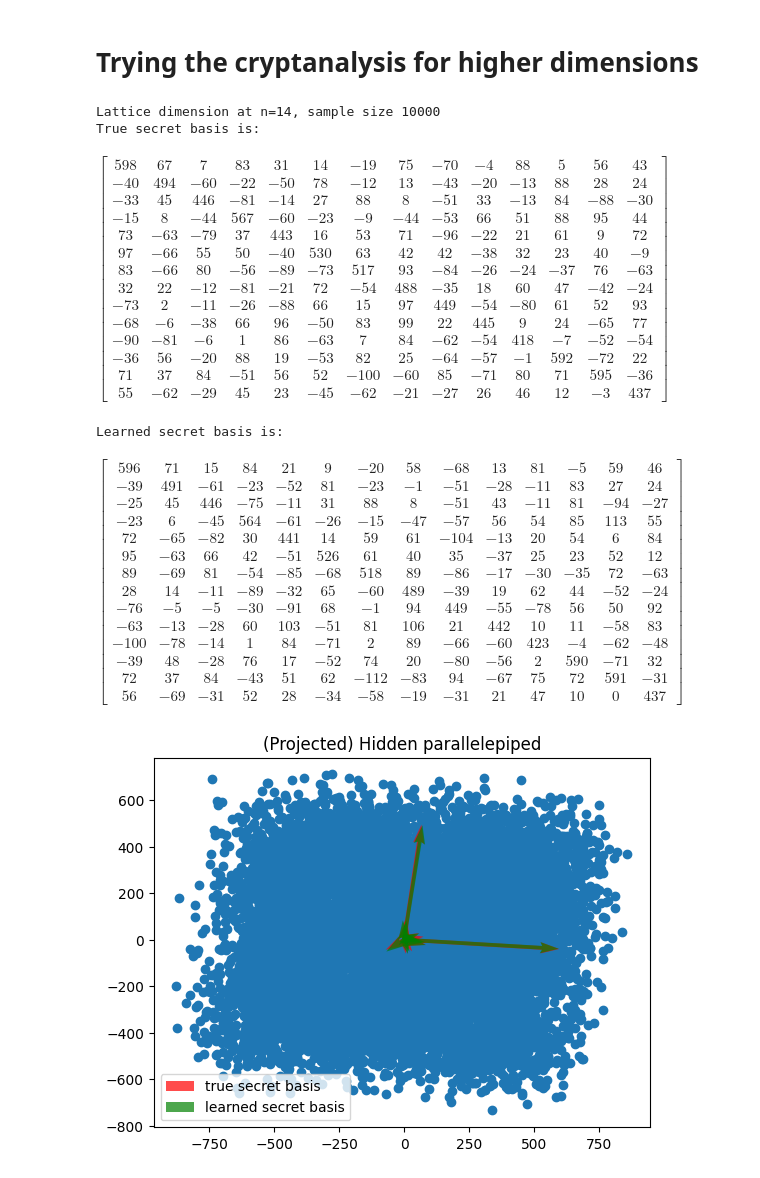
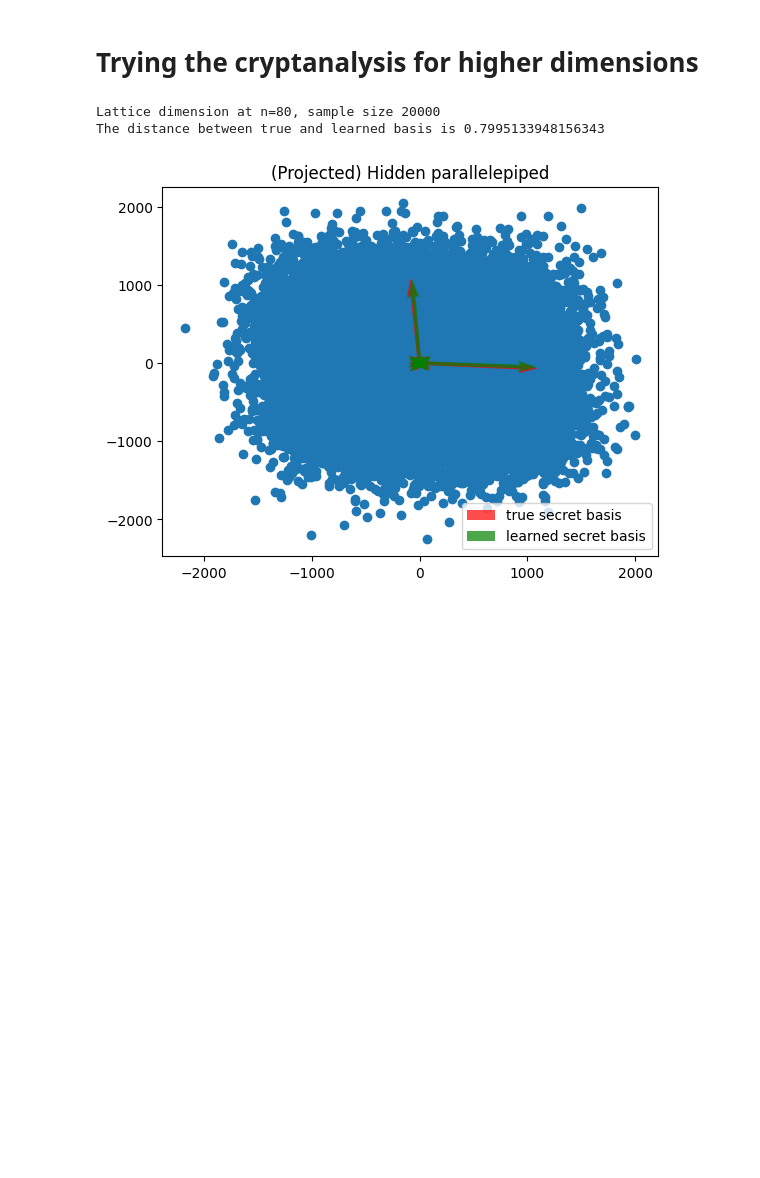
Before and after one commit to xuganyu96/lattice-crypto-notes, a Jupyter notebook: gghattack/demo.ipynb, the cells around one changed output. Drawn from its saved outputs; the diff is of its cells as text; code cells hidden in the pictures; blank space fills up the shorter version.

```diff
--- a/gghattack/demo.ipynb
+++ b/gghattack/demo.ipynb
@@ -53,15 +53,14 @@ $$
 This means that we can use the samples $\{\mathbf{m}_i - \mathbf{\sigma}_i\}_{i \in S}$ to approximate the convariance matrix
 # %%
 samples_sym = Matrix(np.array(samples).astype(int))
-approx_covariance = (
-    samples_sym.transpose() * samples_sym / samples_sym.shape[0] * 3
-)
+samples_np = np.array(samples)
+approx_covariance = samples_np.transpose().dot(samples_np) / samples_np.shape[0] * 3
 true_covariance = Matrix(
     sk.to_sympy_matrix() * sk.to_sympy_matrix().transpose()
 )
 
 print(f"The estimated covariance is:")
-display(approx_covariance.evalf())
+display(Matrix(approx_covariance))
 print(f"The true covariance is:")
 display(true_covariance)
 # %% [output]
@@ -83,10 +82,11 @@ Then:
 - $C$ is pairwise orthogonal unit vectors
 - If $\mathbf{v}$ is uniformly distributed over the parallelepiped, then $\mathbf{c} = \mathbf{v}L$ is uniformly distributed over the hypercube $\mathcal{P}(C)$
 # %%
-approx_cholesky = approx_covariance.inv().cholesky(hermitian=False)
+# approx_cholesky = approx_covariance.inv().cholesky(hermitian=False)
+approx_cholesky = np.linalg.cholesky(np.linalg.inv(approx_covariance))
 true_cholesky = true_covariance.inv().cholesky(hermitian=False)
-cube_samples_sym = samples_sym * approx_cholesky
-cube_samples = np.array(cube_samples_sym.evalf()).astype(float)
+cube_samples = samples_np.dot(approx_cholesky)
+# cube_samples = np.array(cube_samples_sym.evalf()).astype(float)
 cube_basis = sk.to_sympy_matrix() * true_cholesky
 
 print("The true hypercube basis is")
@@ -95,7 +95,7 @@ cube_basis = np.array(cube_basis).astype(float)
 
 cube_fig, cube_ax = plt.subplots()
 cube_ax.set_title("Hidden hypercube")
-cube_ax.scatter(x=cube_samples_sym[:, 0], y=cube_samples_sym[:, 1])
+cube_ax.scatter(x=cube_samples[:, 0], y=cube_samples[:, 1])
 for base_vector in LatticeBasis(cube_basis).iter_base_vectors():
     x, y = base_vector[0], base_vector[1]
     cube_ax.quiver(0, 0, x, y, color="red", angles='xy', scale_units='xy', scale=1)
@@ -142,10 +142,8 @@ $$
 # %%
 approx_secret_basis = []
 for w_init in np.eye(lattice_dim):
-    approx_cube_base = gradient_descent(cube_samples, 0.1, w_init)
-    v = np.array(
-        approx_cholesky.evalf().inv().transpose(), dtype=float
-    ).dot(approx_cube_base)
+    approx_cube_base = gradient_descent(cube_samples, 0.7, w_init)
+    v = np.linalg.inv(approx_cholesky).transpose().dot(approx_cube_base)
     approx_secret_basis.append(np.round(v))
 approx_secret_basis = LatticeBasis(np.array(approx_secret_basis).transpose())
 # %%
@@ -175,38 +173,40 @@ plt.show()
 # %% [markdown]
 # Trying the cryptanalysis for higher dimensions
 # %%
-lattice_dim, sample_size = 14, 10000
-sk, approx_sk, samples = simulate_attack(lattice_dim, sample_size)
+lattice_dim, sample_size = 80, 100000
+sk, approx_sk, samples = simulate_attack(lattice_dim, sample_size, 0.7)
 print(f"Lattice dimension at n={lattice_dim}, sample size {sample_size}")
-print(f"True secret basis is:"); display(sk.to_sympy_matrix())
-print(f"Learned secret basis is:"); display(approx_sk.to_sympy_matrix())
 
+# NOTE: For large values of n the basis becomes unreadable, so displaying the
+#   basis is commented out
+# print(f"True secret basis is:"); display(sk.to_sympy_matrix())
+# print(f"Learned secret basis is:"); display(approx_sk.to_sympy_matrix())
+print(f"The distance between true and learned basis is {sk.dist(approx_sk)}")
+
+# Visualize the true basis, the approximated basis, and the samples
 hpp_fig, hpp_ax = plt.subplots()
 hpp_ax.set_title("(Projected) Hidden parallelepiped")
 sample_xs = [sample[0] for sample in samples]
 sample_ys = [sample[1] for sample in samples]
 hpp_ax.scatter(x=sample_xs, y=sample_ys)
 for i, base_vector in enumerate(sk.iter_base_vectors()):
     x, y = base_vector[0], base_vector[1]
     hpp_ax.quiver(
         0, 0, x, y, angles='xy', scale_units='xy', scale=1,
         label="true secret basis" if i == 0 else None,
         color="red", alpha=0.7
     )
 for i, base_vector in enumerate(approx_sk.iter_base_vectors()):
     x, y = base_vector[0], base_vector[1]
     hpp_ax.quiver(
         0, 0, x, y, angles='xy', scale_units='xy', scale=1,
         label="learned secret basis" if i == 0 else None,
         color="green", alpha=0.7
     )
 
 plt.legend()
 plt.show()
 # %% [output]
-Lattice dimension at n=14, sample size 10000
-True secret basis is:
+Lattice dimension at n=80, sample size 20000
+The distance between true and learned basis is 0.7995133948156343
-$\displaystyle \left[\begin{array}{cccccccccccccc}598 & 67 & 7 & 83 & 31 & 14 & -19 & 75 & -70 & -4 & 88 & 5 & 56 & 43\\-40 & 494 & -60 & -22 & -50 & 78 & -12 & 13 & -43 & -20 & -13 & 88 & 28 & 24\\-33 & 45 & 446 & -81 & -14 & 27 & 88 & 8 & -51 & 33 & -13 & 84 & -88 & -30\\-15 & 8 & -44 & 567 & -60 & -23 & -9 & -44 & -53 & 66 & 51 & 88 & 95 & 44\\73 & -63 & -79 & 37 & 443 & 16 & 53 & 71 & -96 & -22 & 21 & 61 & 9 & 72\\97 & -66 & 55 & 50 & -40 & 530 & 63 & 42 & 42 & -38 & 32 & 23 & 40 & -9\\83 & -66 & 80 & -56 & -89 & -73 & 517 & 93 & -84 & -26 & -24 & -37 & 76 & -63\\32 & 22 & -12 & -81 & -21 & 72 & -54 & 488 & -35 & 18 & 60 & 47 & -42 & -24\\-73 & 2 & -11 & -26 & -88 & 66 & 15 & 97 & 449 & -54 & -80 & 61 & 52 & 93\\-68 & -6 & -38 & 66 & 96 & -50 & 83 & 99 & 22 & 445 & 9 & 24 & -65 & 77\\-90 & -81 & -6 & 1 & 86 & -63 & 7 & 84 & -62 & -54 & 418 & -7 & -52 & -54\\-36 & 56 & -20 & 88 & 19 & -53 & 82 & 25 & -64 & -57 & -1 & 592 & -72 & 22\\71 & 37 & 84 & -51 & 56 & 52 & -100 & -60 & 85 & -71 & 80 & 71 & 595 & -36\\55 & -62 & -29 & 45 & 23 & -45 & -62 & -21 & -27 & 26 & 46 & 12 & -3 & 437\end{array}\right]$
-Learned secret basis is:
-$\displaystyle \left[\begin{array}{cccccccccccccc}596 & 71 & 15 & 84 & 21 & 9 & -20 & 58 & -68 & 13 & 81 & -5 & 59 & 46\\-39 & 491 & -61 & -23 & -52 & 81 & -23 & -1 & -51 & -28 & -11 & 83 & 27 & 24\\-25 & 45 & 446 & -75 & -11 & 31 & 88 & 8 & -51 & 43 & -11 & 81 & -94 & -27\\-23 & 6 & -45 & 564 & -61 & -26 & -15 & -47 & -57 & 56 & 54 & 85 & 113 & 55\\72 & -65 & -82 & 30 & 441 & 14 & 59 & 61 & -104 & -13 & 20 & 54 & 6 & 84\\95 & -63 & 66 & 42 & -51 & 526 & 61 & 40 & 35 & -37 & 25 & 23 & 52 & 12\\89 & -69 & 81 & -54 & -85 & -68 & 518 & 89 & -86 & -17 & -30 & -35 & 72 & -63\\28 & 14 & -11 & -89 & -32 & 65 & -60 & 489 & -39 & 19 & 62 & 44 & -52 & -24\\-76 & -5 & -5 & -30 & -91 & 68 & -1 & 94 & 449 & -55 & -78 & 56 & 50 & 92\\-63 & -13 & -28 & 60 & 103 & -51 & 81 & 106 & 21 & 442 & 10 & 11 & -58 & 83\\-100 & -78 & -14 & 1 & 84 & -71 & 2 & 89 & -66 & -60 & 423 & -4 & -62 & -48\\-39 & 48 & -28 & 76 & 17 & -52 & 74 & 20 & -80 & -56 & 2 & 590 & -71 & 32\\72 & 37 & 84 & -43 & 51 & 62 & -112 & -83 & 94 & -67 & 75 & 72 & 591 & -31\\56 & -69 & -31 & 52 & 28 & -34 & -58 & -19 & -31 & 21 & 47 & 10 & 0 & 437\end{array}\right]$
-[figure, old version]
+[figure, new version]
```
Also changed, not shown: 4 other files.
